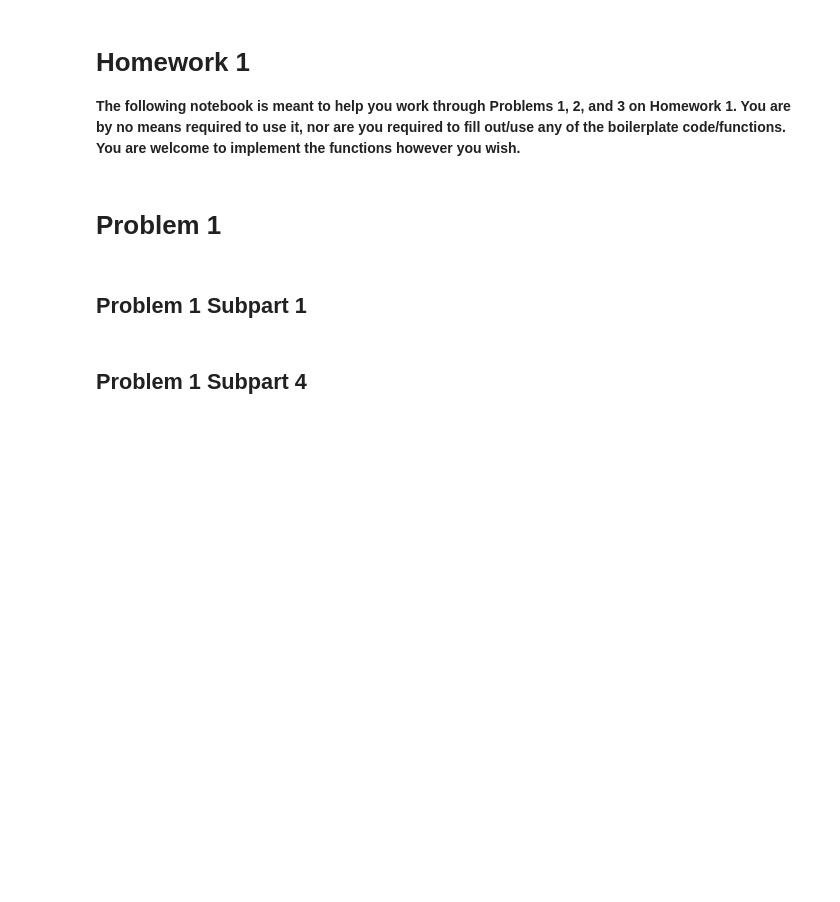
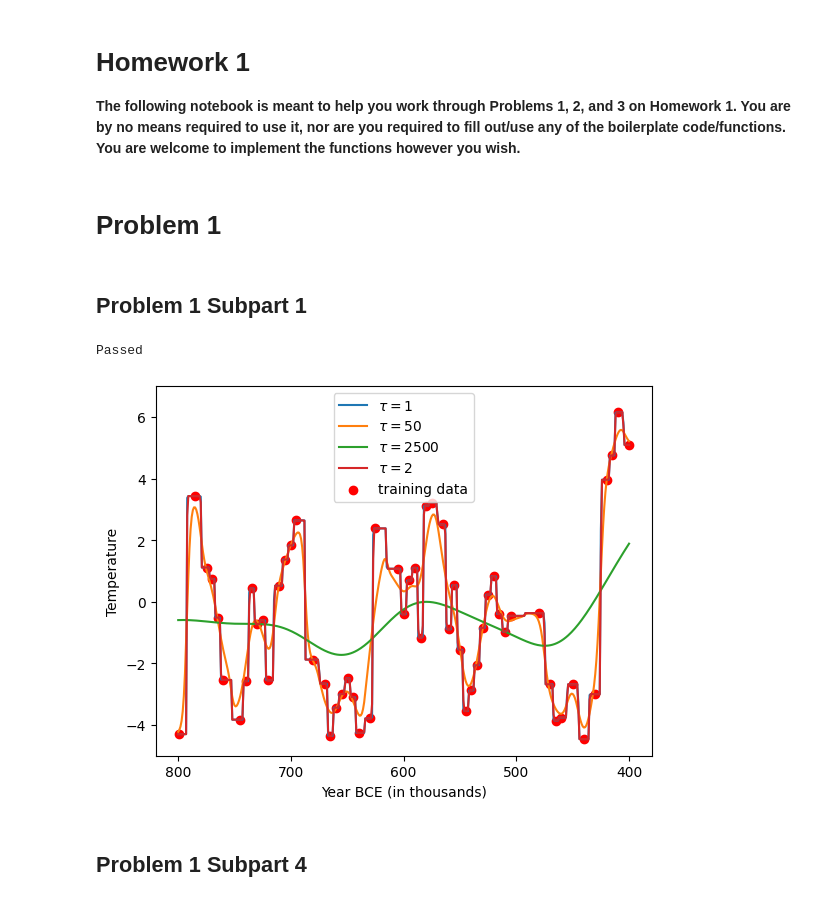
Before and after one commit to aidantai/cs181-s23-homeworks, a Jupyter notebook: hw1/main_hw1_blank.ipynb, the cells around one changed output. Cells and saved outputs as stored; diff of their text form; code cells hidden in the pictures; blank space fills up the shorter version.

```diff
--- a/hw1/main_hw1_blank.ipynb
+++ b/hw1/main_hw1_blank.ipynb
@@ -22,16 +23,33 @@ from T1_P2_TestCases import test_p2
 # %% [markdown]
 ## Problem 1 Subpart 1
 # %%
+def f_tau(x, tau, xt):
+    return math.exp(-math.pow(x-xt,2)/tau)
+
+def kernel_helper(x, tau, x_train, y_train):
+    numerator = 0.0
+    denominator = 0.0
+    for i in range(len(x_train)):
+        numerator += f_tau(x, tau, x_train[i]) * y_train[i]
+        denominator += f_tau(x, tau, x_train[i])
+    return numerator/denominator
+
+
 def kernel_regressor(x_new, tau, x_train, y_train):
     """
     Run f_tau(x) with parameter tau on every entry of x_array.
 
     :param x_array: a numpy array of x_values on which to do prediction. Shape is (n,)
     :param float tau: lengthscale parameter
-    :param y_train: the x coordinates of the training set
+    :param x_train: the x coordinates of the training set
     :param y_train: the y coordinates of the training set
     :return: if x_array = [x_1, x_2, ...], then return [f(x_1), f(x_2), ...]
              where f is calculated wrt to the training data and tau
     """
     # TODO: implement this
-    pass
+
+    f_new = []
+    for x in x_new:
+        f_new.append(kernel_helper(x, tau, x_train, y_train))
+
+    return f_new
@@ -40,19 +56,30 @@ test_p1(kernel_regressor)
+# %%
+# x_train = [1,2,3]
+# y_train = [2,4,6]
+# tau = 0.5
+# kernel_helper(3,tau,x_train,y_train)
+
+test_p1(kernel_regressor)
+# %% [output]
+Passed
 # %%
 # plot functions
 x_array = np.arange(400, 800 + 1, 1)
-for tau in [1, 50, 2500]:
+for tau in [1, 50, 2500, 2]:
     plt.plot(x_array, kernel_regressor(x_array, tau, year_train, temp_train), label = f"$\\tau = {tau}$")
 plt.scatter(year_train, temp_train, label = "training data", color = "red")
 plt.legend()
 plt.xticks(np.arange(400, 800 + 100, 100))
 plt.ylabel("Temperature")
 plt.xlabel("Year BCE (in thousands)")
 plt.ylim([-5,7])
 
 plt.gca().invert_xaxis()
 # figure should be in your directory now, with name p1.2.png
 plt.savefig("images/p1.2.png", bbox_inches = "tight")
 plt.show()
+# %% [output]
+[figure, added]
 # %% [markdown]
 ## Problem 1 Subpart 4
 # %%
```
Also changed, not shown: parts of 6 cells of this notebook, 6 other files.
